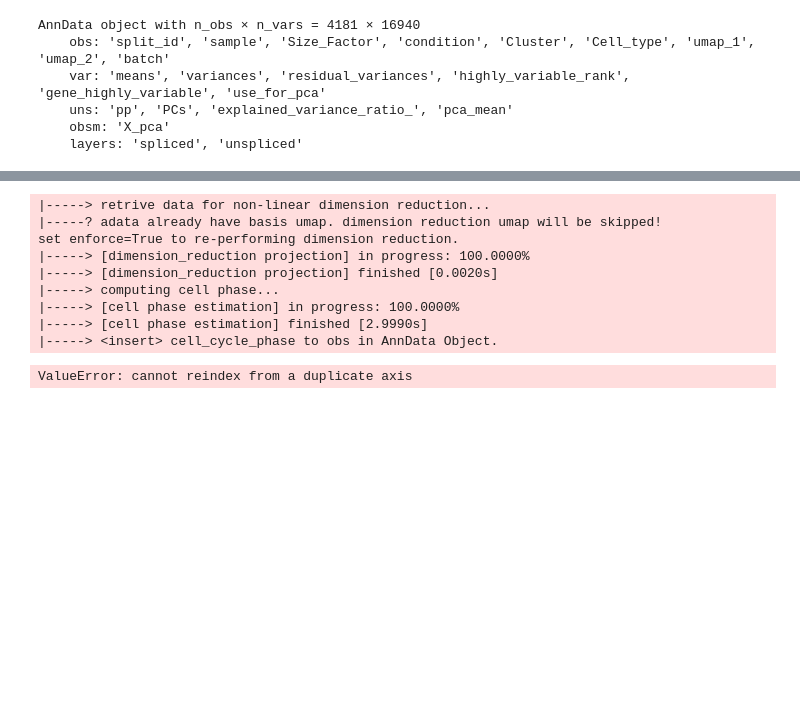
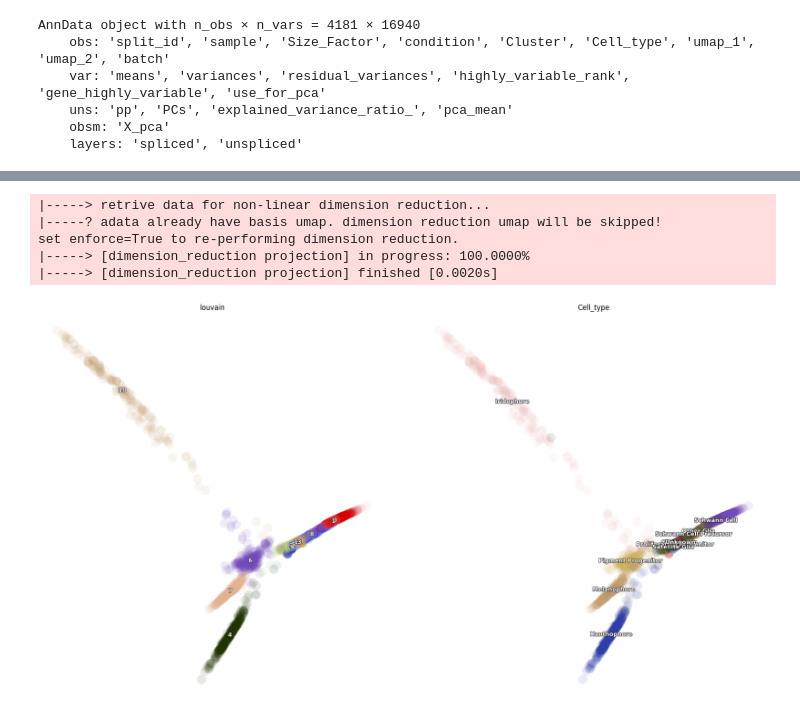
Before and after one commit to aristoteleo/dynamo-notebooks, a Jupyter notebook: normalization/preprocessor-pearson-residual-visualization-zebrafish.ipynb, the cells around one changed output, grey strips where cells are left out. Cells and saved outputs as stored; diff of their text form; code cells hidden in the pictures; blank space fills up the shorter version.

```diff
--- a/normalization/preprocessor-pearson-residual-visualization-zebrafish.ipynb
+++ b/normalization/preprocessor-pearson-residual-visualization-zebrafish.ipynb
@@ -317,16 +307,11 @@ set enforce=True to re-performing dimension reduction.
 # %%
 dyn.tl.reduceDimension(adata,basis="pca")
-dyn.pp.cell_cycle_scores(adata)
+# dyn.pp.cell_cycle_scores(adata)
 dyn.pl.umap(adata, color=["louvain", celltype_key], figsize=(12, 12))
-# adata
 # %% [output]
 |-----> retrive data for non-linear dimension reduction...
 |-----? adata already have basis umap. dimension reduction umap will be skipped!
 set enforce=True to re-performing dimension reduction.
 |-----> [dimension_reduction projection] in progress: 100.0000%
 |-----> [dimension_reduction projection] finished [0.0020s]
-|-----> computing cell phase...
-|-----> [cell phase estimation] in progress: 100.0000%
-|-----> [cell phase estimation] finished [2.9990s]
-|-----> <insert> cell_cycle_phase to obs in AnnData Object.
-ValueError: cannot reindex from a duplicate axis
+[figure, added]
```
Also changed, not shown: parts of 10 cells of this notebook.
